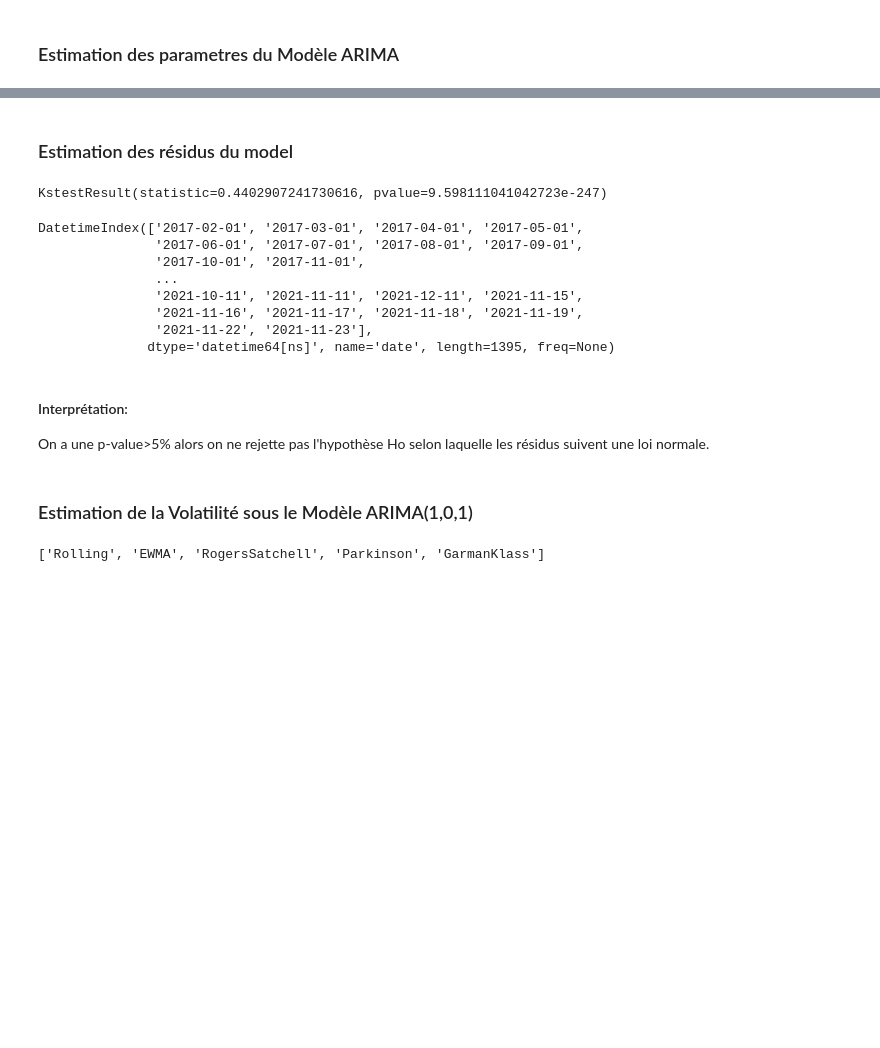
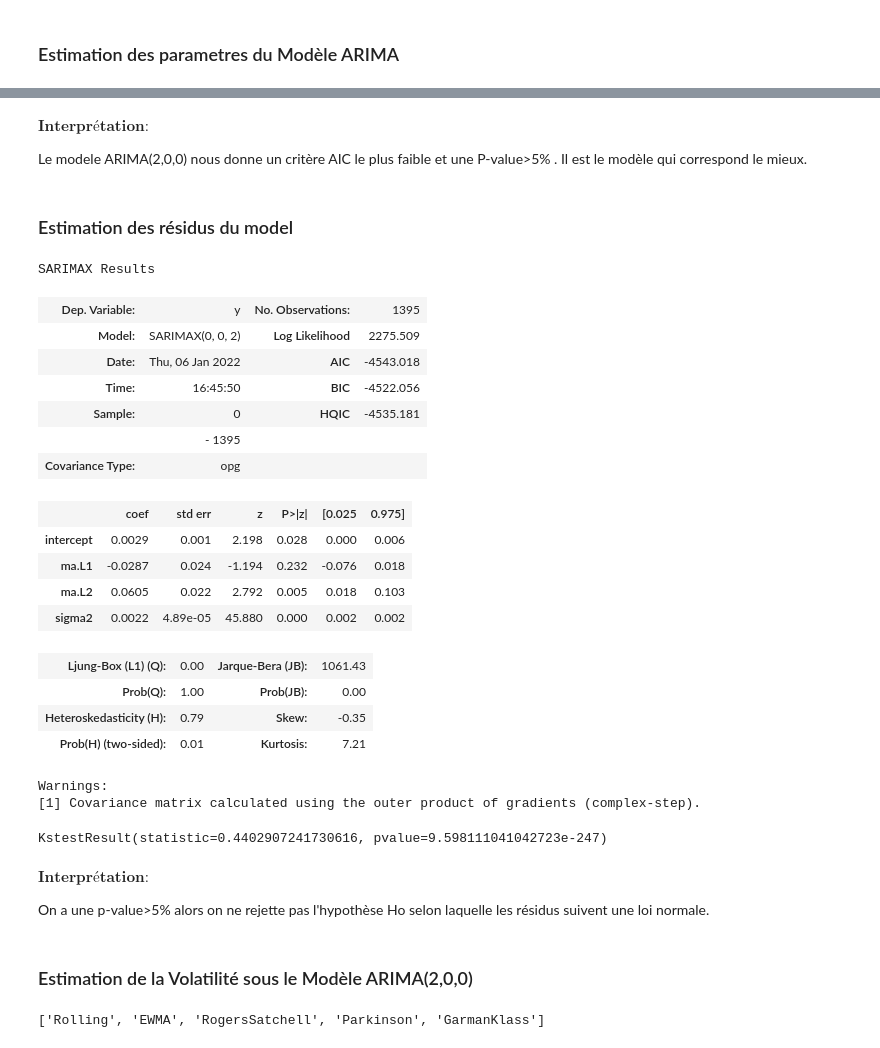
Before and after one commit to S1405V2/RepoProjectDS, a Jupyter notebook: Charles-Travail de modelisation .ipynb, the cells around one changed output, grey strips where cells are left out. Cells and saved outputs as stored; diff of their text form; code cells hidden in the pictures; blank space fills up the shorter version.

```diff
--- a/Charles-Travail de modelisation .ipynb
+++ b/Charles-Travail de modelisation .ipynb
@@ -284,31 +337,47 @@ model : ARIMA ( 2 ,0, 2 ) AIC :  -4540.1041 p-value :  0.3016
+# %% [markdown]
+$ \textbf{Interprétation: } $
+
+Le modele ARIMA(2,0,0) nous donne un critère AIC le plus faible et une P-value>5% . Il est le modèle qui correspond le mieux.
 # %% [markdown]
 ### Estimation des résidus du model
 # %%
 import pmdarima as pmd
 # %%
 mean_mdl=pmd.auto_arima(logrets, start_q=0, start_p=0)
+# %%
+mean_mdl.summary()
+# %% [output]
+SARIMAX Results
+| Dep. Variable: | y | No. Observations: | 1395 |
+| Model: | SARIMAX(0, 0, 2) | Log Likelihood | 2275.509 |
+| Date: | Thu, 06 Jan 2022 | AIC | -4543.018 |
+| Time: | 16:45:50 | BIC | -4522.056 |
+| Sample: | 0 | HQIC | -4535.181 |
+|  | - 1395 |  |  |
+| Covariance Type: | opg |  |  |
+|  | coef | std err | z | P>|z| | [0.025 | 0.975] |
+| intercept | 0.0029 | 0.001 | 2.198 | 0.028 | 0.000 | 0.006 |
+| ma.L1 | -0.0287 | 0.024 | -1.194 | 0.232 | -0.076 | 0.018 |
+| ma.L2 | 0.0605 | 0.022 | 2.792 | 0.005 | 0.018 | 0.103 |
+| sigma2 | 0.0022 | 4.89e-05 | 45.880 | 0.000 | 0.002 | 0.002 |
+| Ljung-Box (L1) (Q): | 0.00 | Jarque-Bera (JB): | 1061.43 |
+| Prob(Q): | 1.00 | Prob(JB): | 0.00 |
+| Heteroskedasticity (H): | 0.79 | Skew: | -0.35 |
+| Prob(H) (two-sided): | 0.01 | Kurtosis: | 7.21 |
+Warnings:
+[1] Covariance matrix calculated using the outer product of gradients (complex-step).
 # %%
 residuals = pd.Series(mean_mdl.resid(), index=logrets.index)
 # %%
 stats.kstest(residuals, 'norm')
 # %% [output]
 KstestResult(statistic=0.4402907241730616, pvalue=9.598111041042723e-247)
-# %%
-logrets.index
-# %% [output]
-DatetimeIndex(['2017-02-01', '2017-03-01', '2017-04-01', '2017-05-01',
-               '2017-06-01', '2017-07-01', '2017-08-01', '2017-09-01',
-               '2017-10-01', '2017-11-01',
-               ...
-               '2021-10-11', '2021-11-11', '2021-12-11', '2021-11-15',
-               '2021-11-16', '2021-11-17', '2021-11-18', '2021-11-19',
-               '2021-11-22', '2021-11-23'],
-              dtype='datetime64[ns]', name='date', length=1395, freq=None)
 # %% [markdown]
-#### Interprétation:
+$ \textbf{Interprétation: } $
+
 On a une p-value>5% alors on ne rejette pas l'hypothèse Ho selon laquelle les résidus suivent une loi normale.
 # %% [markdown]
-### Estimation de la Volatilité sous le Modèle ARIMA(1,0,1)
+### Estimation de la Volatilité sous le Modèle ARIMA(2,0,0)
 # %%
 class VolatilityEst:
     __Estimators__ = ['Rolling', 'EWMA', 'RogersSatchell', 'Parkinson', 'GarmanKlass']
```
Also changed, not shown: parts of 24 cells of this notebook.
